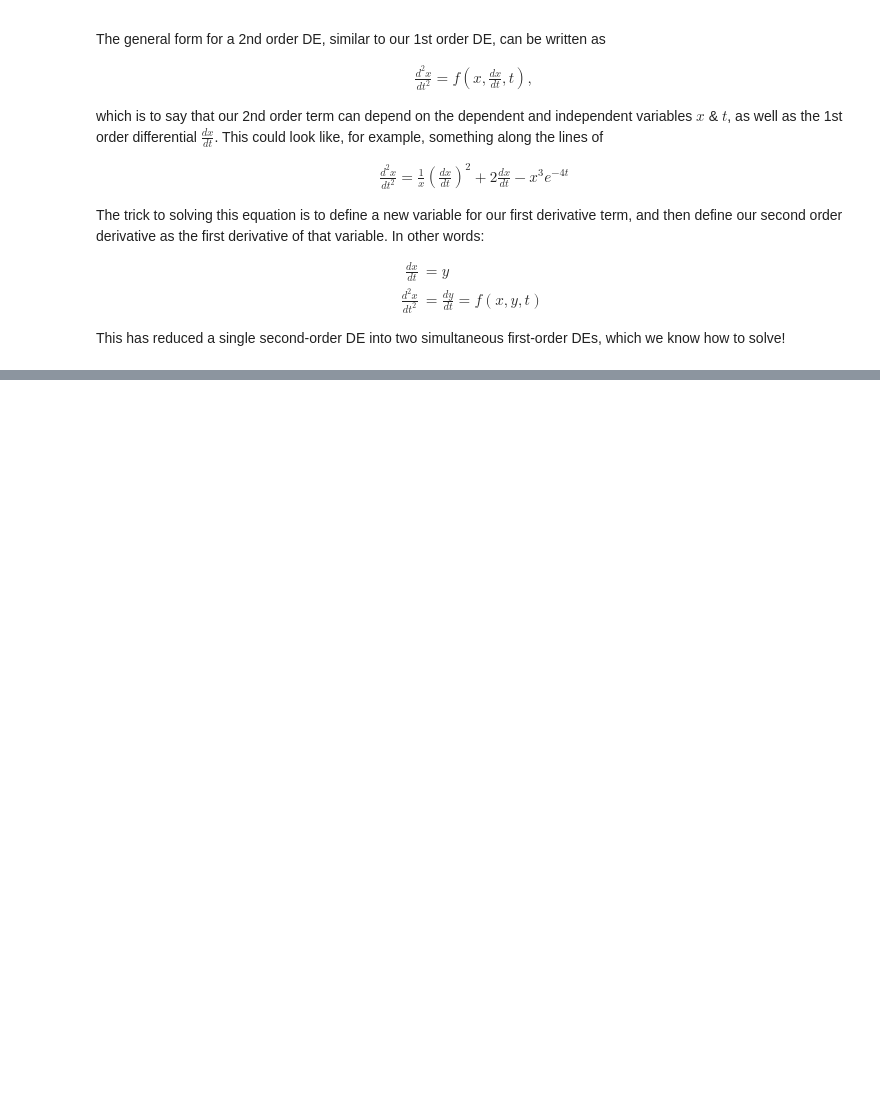
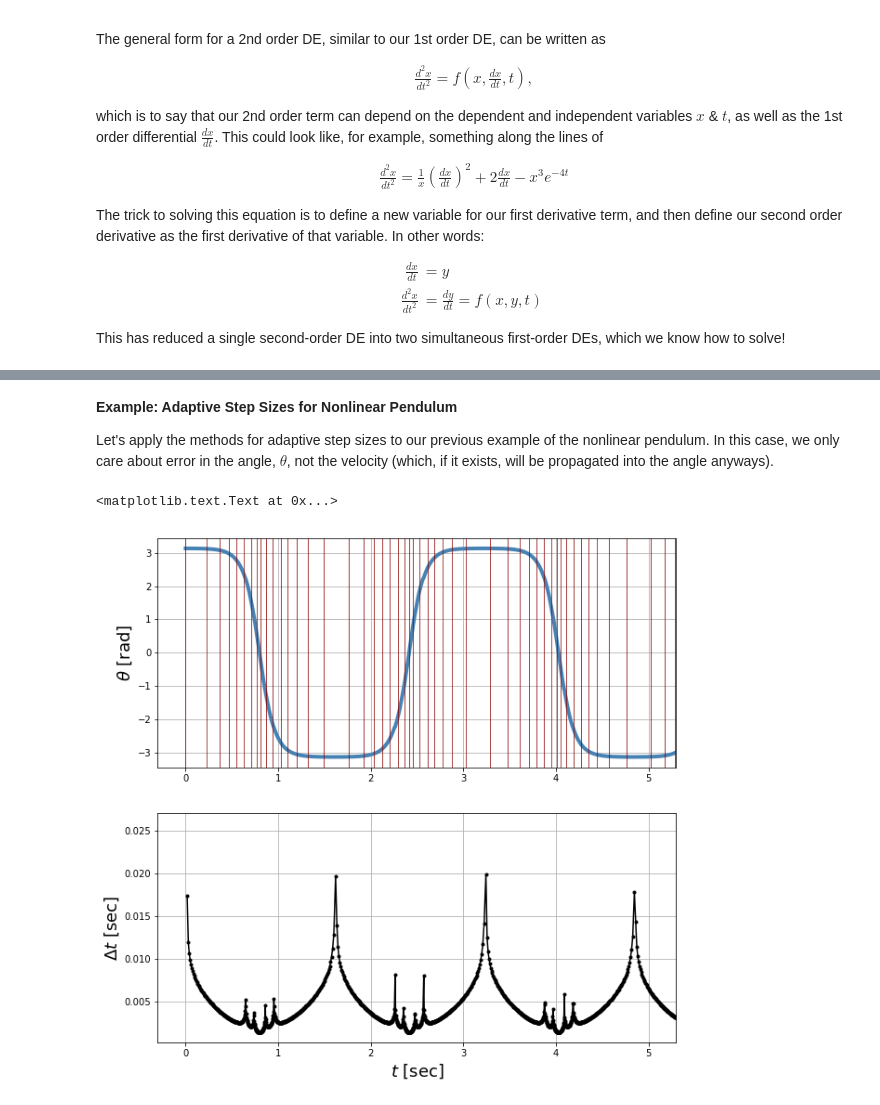
Before and after one commit to nkern/Astro_9, a Jupyter notebook: lectures/04_CompPhys/Numerical_ODEs.ipynb, the cells around one changed output, grey strips where cells are left out. Saved outputs shown, nothing was run; the diff lists cells and outputs as text; code cells hidden in the pictures; blank space fills up the shorter version.

```diff
--- a/lectures/04_CompPhys/Numerical_ODEs.ipynb
+++ b/lectures/04_CompPhys/Numerical_ODEs.ipynb
@@ -242,13 +284,6 @@ Take the above script for the second-order Runge-Kutta method and modify it to u
 
 2.
 Use your `RK4` function to solve the same differential equation from before: $f(x, t) = \frac{dx}{dt} = -x^{3} + \sin(t)$ and make a plot of it. How many steps $N$ do we need to converge to a stable answer, as compared to what we got with Euler's method?
-# %%
-def RK4(f, x1, t1, t2, N=10):
-
-
-
-
-    return tpoints, xpoints
 # %% [markdown]
 ### Differential Equations with more than one Dependent Variable
 
@@ -420,10 +476,10 @@ You can assume $\ell = 0.1$ meters. I have some code to get you started.
 # %%
 g = 9.81
-l = 0.1
+ell = 0.1
 
 def f(r, t):
     theta = r[0]
     omega = r[1]
     ftheta = omega
-    fomega = -(g/l)*np.sin(theta)
+    fomega = -(g/ell)*np.sin(theta)
     return np.array([ftheta, fomega], dtype=float)
@@ -429,0 +544,4 @@ def f(r, t):
+# %% [markdown]
+**Example: Adaptive Step Sizes for Nonlinear Pendulum**
+
+Let's apply the methods for adaptive step sizes to our previous example of the nonlinear pendulum. In this case, we only care about error in the angle, $\theta$, not the velocity (which, if it exists, will be propagated into the angle anyways).
@@ -429,0 +616,31 @@ def f(r, t):
+# %%
+# set constants and initial conditions
+ell = 0.1
+g = 9.8
+r1 = np.array([np.pi/1.001, 0])
+
+# run method
+tpoints, theta_points = RK4(f, r1, 0, 10, 0.1, err_tol=1e-8)
+# %%
+# plot
+fig = plt.figure(figsize=(10,10))
+ax1 = fig.add_subplot(2, 1, 1)
+ax2 = fig.add_subplot(2, 1, 2)
+ax1.grid(True)
+ax2.grid(True)
+
+# ax1
+ax1.plot(tpoints, theta_points, color='steelblue', linewidth=4)
+ax1.set_xlim(-0.3, 5.3)
+ax1.set_ylabel(r'$\theta$ [rad]', fontsize=18)
+for t in tpoints[::30]:
+    ax1.axvline(t, color='darkred', linewidth=1, alpha=0.75)
+
+# ax2
+ax2.plot(tpoints[1:], (tpoints[1:] - tpoints[:-1]), color='k', marker='.')
+ax2.set_xlim(-.3, 5.3)
+ax2.set_ylabel(r'$\Delta t$ [sec]', fontsize=18)
+ax2.set_xlabel(r'$t$ [sec]', fontsize=18)
+# %% [output]
+<matplotlib.text.Text at 0x...>
+[figure, added]
```
Also changed, not shown: parts of 20 cells of this notebook, 3 other files.
